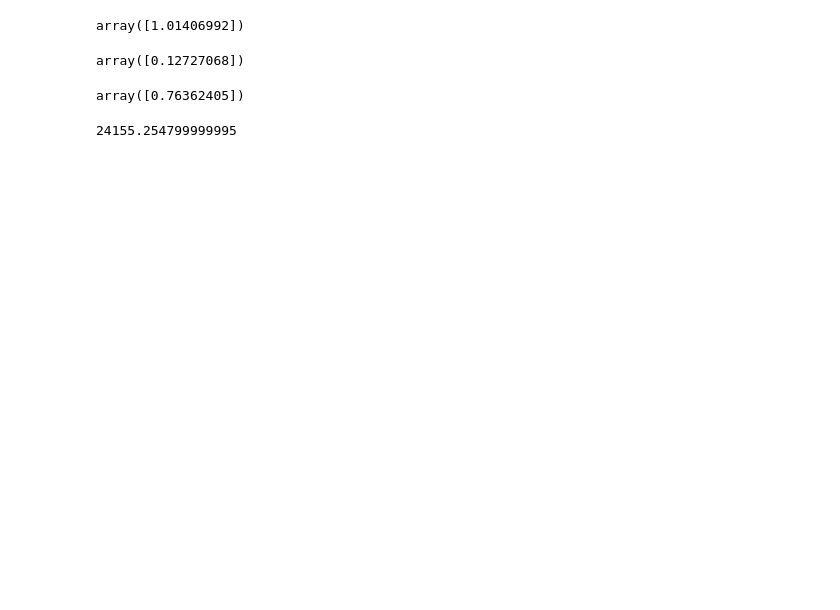
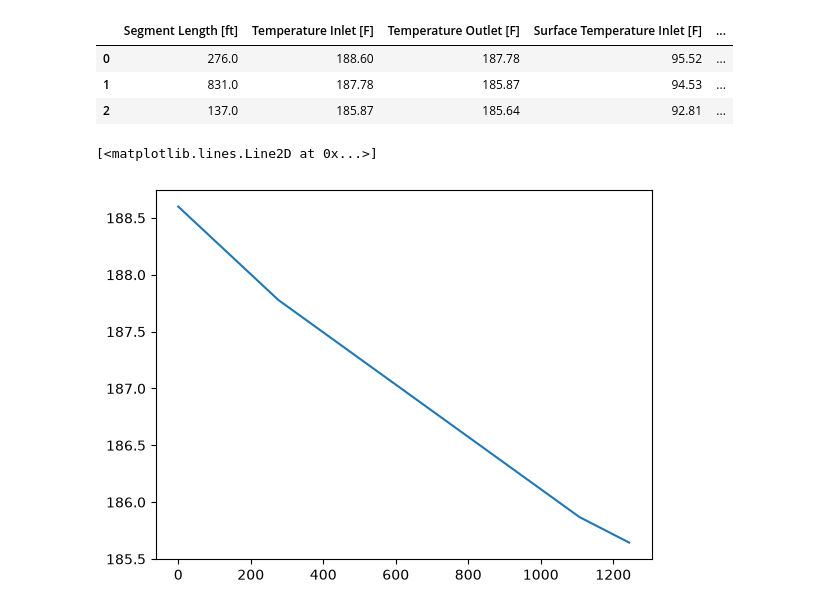
Before and after one commit to jack-sparrowh/heat_loss_on_piping, a Jupyter notebook: class approach - solution 1 - integral.ipynb, the cells around one changed output. Drawn from its saved outputs; the diff is of its cells as text; code cells hidden in the pictures; blank space fills up the shorter version.

```diff
--- a/class approach - solution 1 - integral.ipynb
+++ b/class approach - solution 1 - integral.ipynb
@@ -960,16 +603,19 @@ array([0.12550483])
-# %%
-cl_3[0].h_comb(100).sum(1) * cl_3[0].total_diameter / (24 * cl_3[0].K(cl_3[0].h_comb(100).sum(1)))
-# %% [output]
-array([1.01406992])
-# %%
-cl_3[0].h_comb(100).sum(1) * cl_3[0].total_diameter / 24
-# %% [output]
-array([0.12727068])
-# %%
-cl_3[0].h_comb(100).sum(1)
-# %% [output]
-array([0.76362405])
-# %%
-cl_3[0].mass_flow_rate
-# %% [output]
-24155.254799999995
+# %%
+cl = calculate_total_piping(Piping_Section, Air, user_table, properties_table)
+AA = final_table_units_handler(cl, 'imperial')
+# %%
+AA
+# %% [output]
+|  | Segment Length [ft] | Temperature Inlet [F] | Temperature Outlet [F] | Surface Temperature Inlet [F] | ... |
+| 0 | 276.0 | 188.60 | 187.78 | 95.52 | ... |
+| 1 | 831.0 | 187.78 | 185.87 | 94.53 | ... |
+| 2 | 137.0 | 185.87 | 185.64 | 92.81 | ... |
+# %%
+L_t = np.array([np.linspace(c.start_length, c.end_length, 2) for c in cl])
+T_s = np.array([c.temp_prof.loc[:, 'surf_temp'] for c in cl])
+T_t = np.array([c.temp_prof.loc[:, 'temp'] for c in cl])
+# %%
+plt.plot(L_t.flatten(), T_t.flatten())
+# %% [output]
+[<matplotlib.lines.Line2D at 0x...>]
+[figure, added]
```
Also changed, not shown: parts of 34 cells of this notebook.
